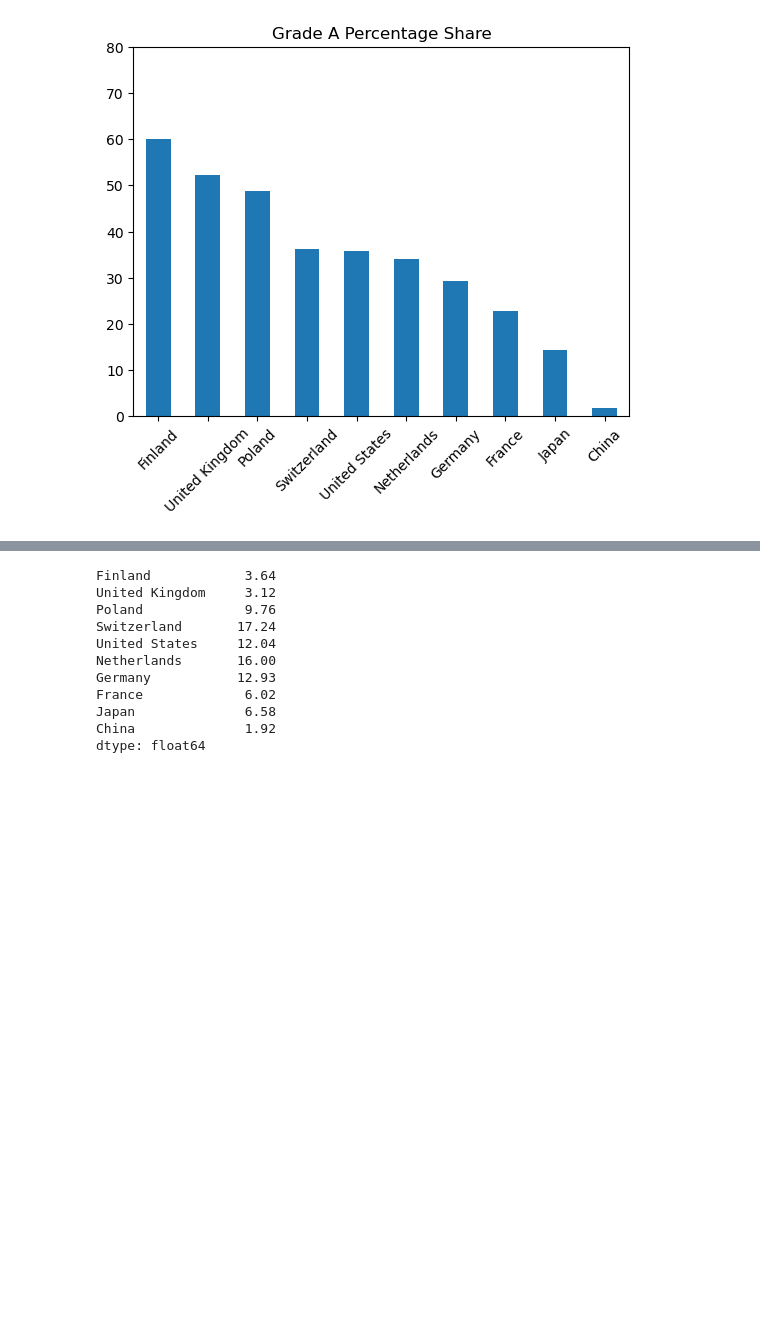
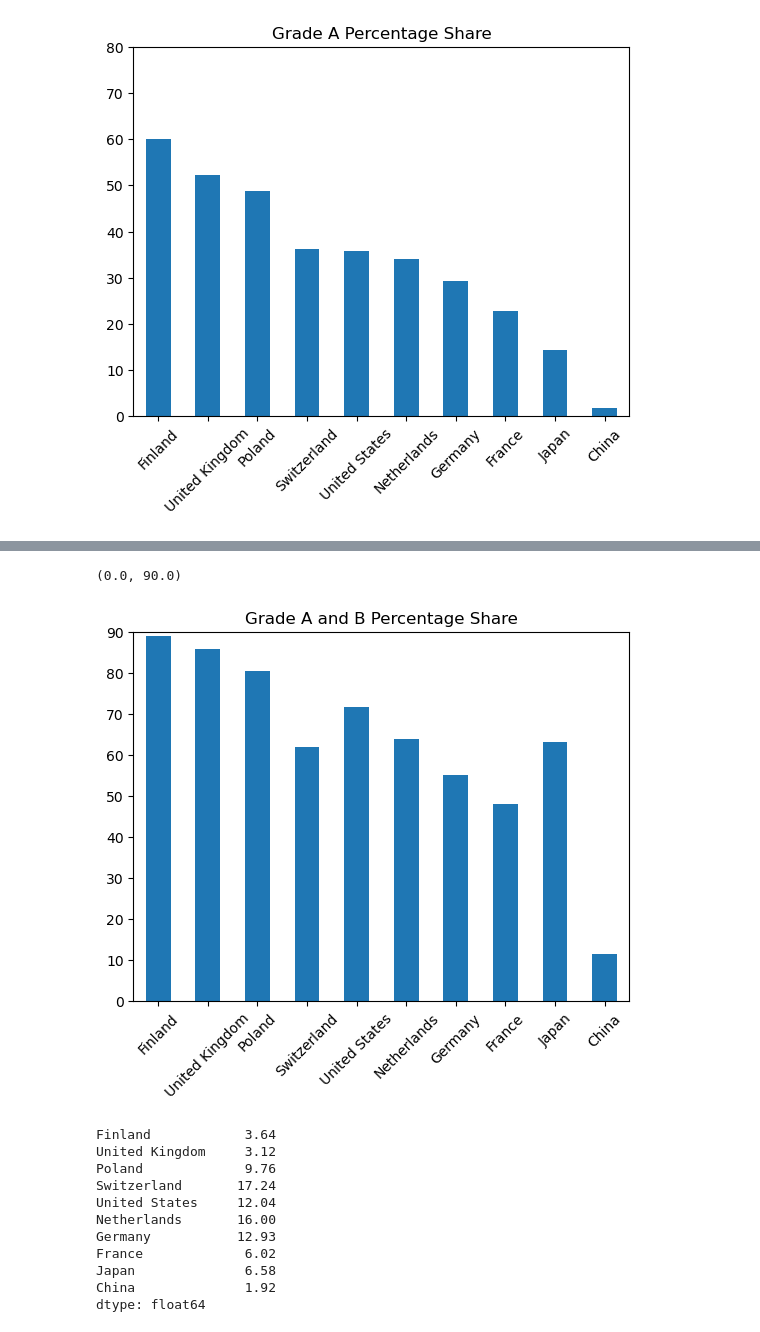
Before and after one commit to tralinde/companies_in_russia, a Jupyter notebook: notebooks/Country_comparison.ipynb, the cells around one changed output, grey strips where cells are left out. Cells and saved outputs as stored; diff of their text form; code cells hidden in the pictures; blank space fills up the shorter version.

```diff
--- a/notebooks/Country_comparison.ipynb
+++ b/notebooks/Country_comparison.ipynb
@@ -195,3 +195,15 @@ plt.ylim([0, 80])
 # %% [output]
 (0.0, 80.0)
 [figure]
+# %%
+# Looking now at A & B Grades in the top 10.
+
+grade_AB_count = focused_data[focused_data['Grade'].isin(["A", "B"])].groupby('Country')['Grade'].count()
+country_counts = focused_data['Country'].value_counts()
+
+custom_order = ['Finland', 'United Kingdom', 'Poland', 'Switzerland', 'United States', 'Netherlands', 'Germany', 'France', 'Japan', 'China']
+
+country_percent_AB = grade_AB_count / country_counts * 100
+country_percent_AB_sorted = country_percent_AB.sort_values(key=lambda x: x.index.map(lambda y: custom_order.index(y)), ascending=True)
+
+print(round(country_percent_AB_sorted, 2))
@@ -198,3 +222,17 @@ plt.ylim([0, 80])
+# %%
+# Visualized A & B together:
+country_percent_AB_sorted.plot(kind='bar')
+
+plt.title('Grade A and B Percentage Share')
+plt.xlabel(None)
+plt.ylabel(None)
+
+plt.xticks(rotation=45)
+
+plt.ylim([0, 90])
+# %% [output]
+(0.0, 90.0)
+[figure, added]
 # %%
 #This shows as a percentage of that country's companies by C Grade.
 
```
Also changed, not shown: parts of 4 cells of this notebook, 18 other files.
